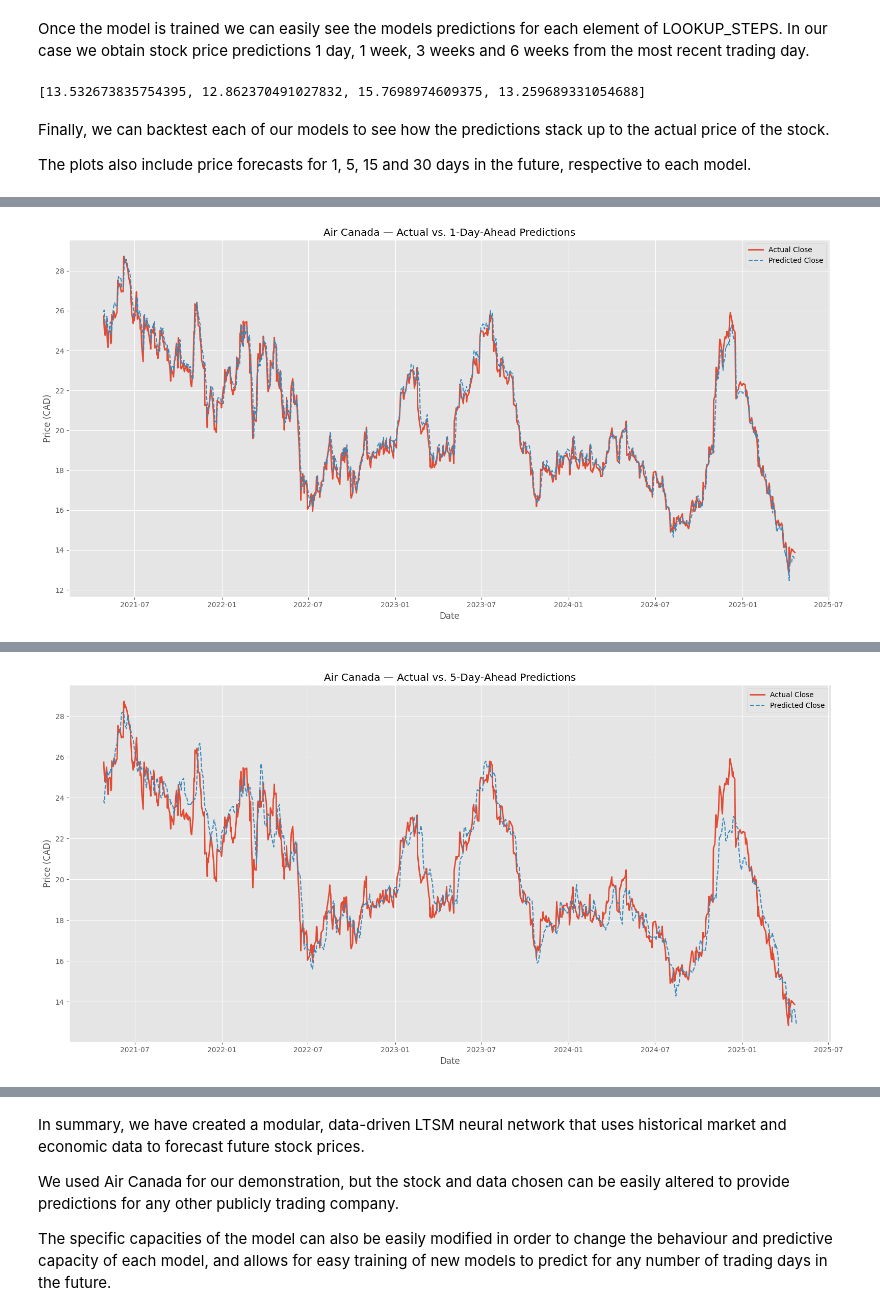
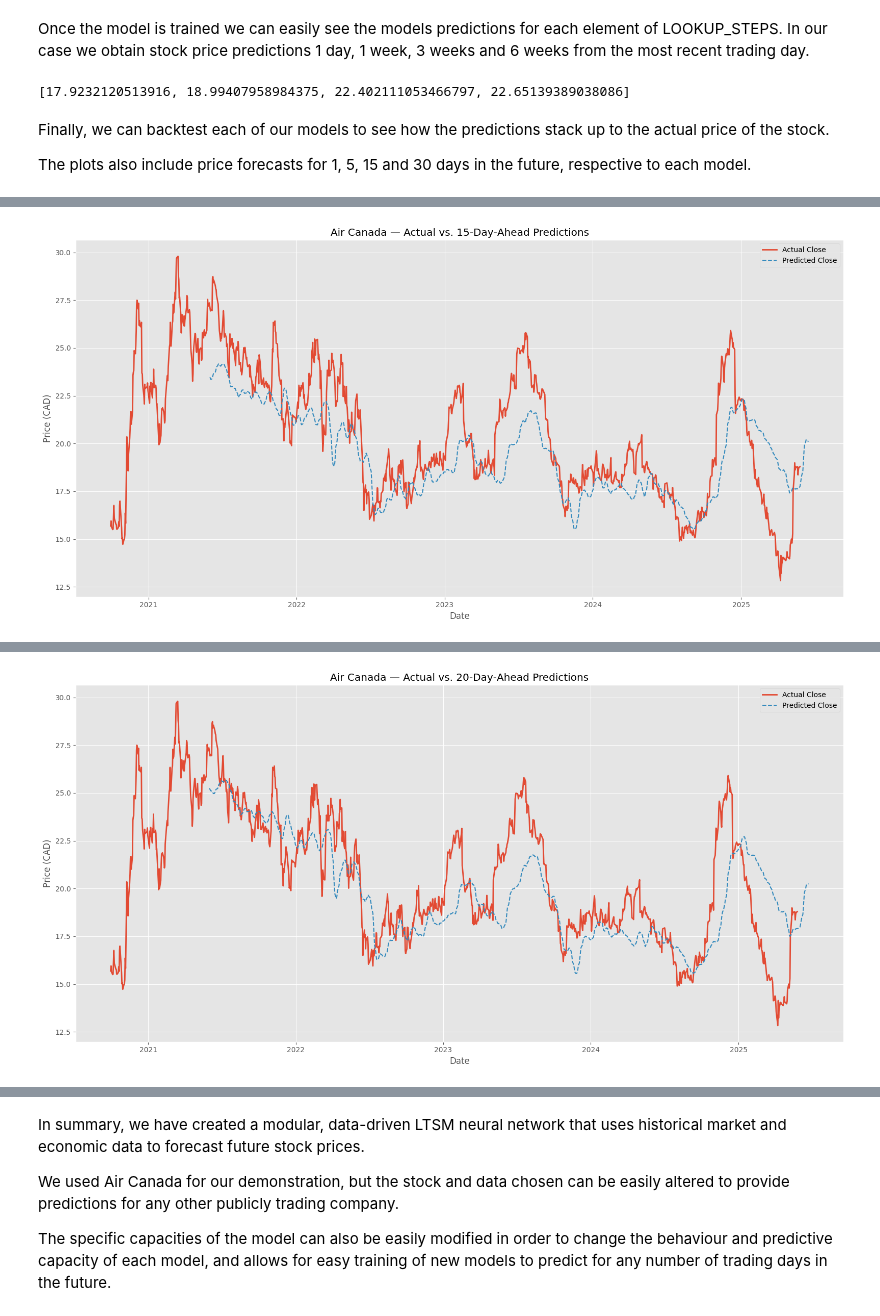
Before and after one commit to supervladimir/ML_AirCanada, a Jupyter notebook: ML_and_Air_Canada.ipynb, the cells around one changed output, grey strips where cells are left out. Cells and saved outputs as stored; diff of their text form; code cells hidden in the pictures.

```diff
--- a/ML_and_Air_Canada.ipynb
+++ b/ML_and_Air_Canada.ipynb
@@ -37,9 +37,12 @@ The following code cell defines two important parameters.
 N_STEPS = 25
 
 # These are the days to predict 1 is the next day, 2 = after tomorrow (Days to predict)
-LOOKUP_STEPS = [1,5,15,30]
+LOOKUP_STEPS = [15,20,30,40]
 
 STOCK = 'AC.TO'
+
+# Number of days not fed to model
+N_FORECAST_DAYS = 0
 # %% [markdown]
 The following code cell now defines the amount of days for which we will collect data to be used for training. The amount of days is easily changed, however, note that the number of days also counts weekends. So 7 days of data will only actually capture 5 days of trading.
 
@@ -240,7 +254,7 @@ The first function, PrepareData, is responsible for preparing our scaled data fo
 from collections import deque
 import numpy as np
 def PrepareData(days, df, feature_cols):
-    data = combined_scaled.copy()
+    data = df.copy()
 
     data['future'] = data[feature_cols[0]]
 
@@ -257,7 +271,7 @@ def PrepareData(days, df, feature_cols):
     for i in range(N_STEPS+days-1,len(data)):
       Y.append(data['future'].iloc[i])
 
-    Y.append(combined_scaled['AirCanada_Close'].iloc[len(X)])
+    Y.append(df['AirCanada_Close'].iloc[len(X)])
     X = np.array(X)
     Y = np.array(Y)
 
@@ -422,7 +438,7 @@ Once the model is trained we can easily see the models predictions for each elem
 # %%
 predictions
 # %% [output]
-[13.532673835754395, 12.862370491027832, 15.7698974609375, 13.259689331054688]
+[17.9232120513916, 18.99407958984375, 22.402111053466797, 22.65139389038086]
 # %% [markdown]
 Finally, we can backtest each of our models to see how the predictions stack up to the actual price of the stock.
 
@@ -431,6 +447,7 @@ The plots also include price forecasts for 1, 5, 15 and 30 days in the future, r
 from pandas.tseries.offsets import BDay
 from IPython.display import clear_output
 count = 0
+predictions2 = []
 for step in LOOKUP_STEPS:
     df_h, last, X_h, y = PrepareData(
         days=LOOKUP_STEPS[count],
@@ -467,8 +484,16 @@ for step in LOOKUP_STEPS:
 
     # Plot the actual historical close
     plt.plot(
-        combined['AirCanada_Close'][-1000:],
+     #   combined['AirCanada_Close'][:-N_FORECAST_DAYS+1],
+        combined['AirCanada_Close'],
         label='Actual Close',
+        linewidth=2
+    )
+
+    # Plot the actual historical close NOT given to model
+    plt.plot(
+ #       combined['AirCanada_Close'][-N_FORECAST_DAYS:],
+        label='Actual Close (not given to model)',
         linewidth=2
     )
 
@@ -479,7 +504,7 @@ for step in LOOKUP_STEPS:
         linewidth=1.5,
         label='Predicted Close'
     )
-
+    predictions2.append(float(df_preds['predicted_close'][-1]))
     plt.xlabel('Date')
     plt.ylabel('Price (CAD)')
     plt.title(
@@ -496 +522 @@ for step in LOOKUP_STEPS:
-[figure, old version]
+[figure, new version]
@@ -499 +525 @@ for step in LOOKUP_STEPS:
-[figure, old version]
+[figure, new version]
```
Also changed, not shown: parts of 12 cells of this notebook.
